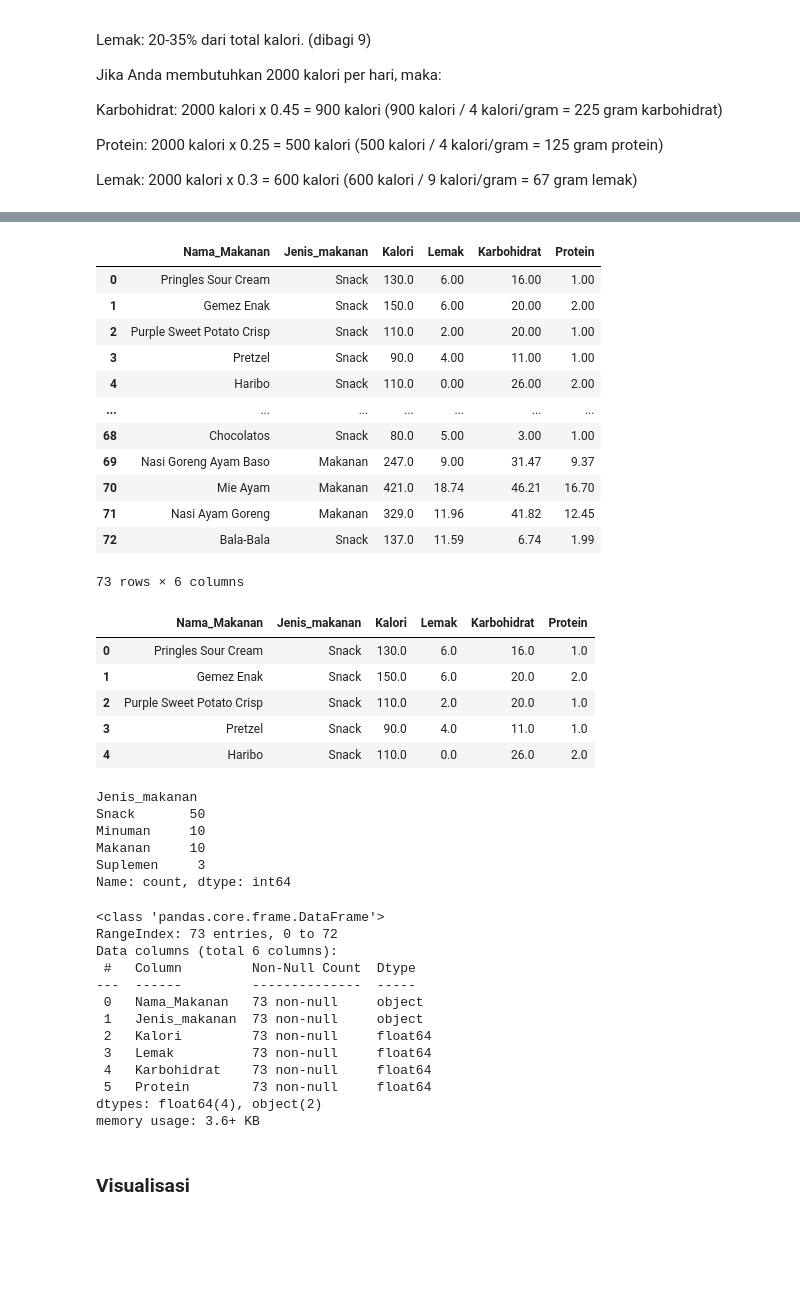
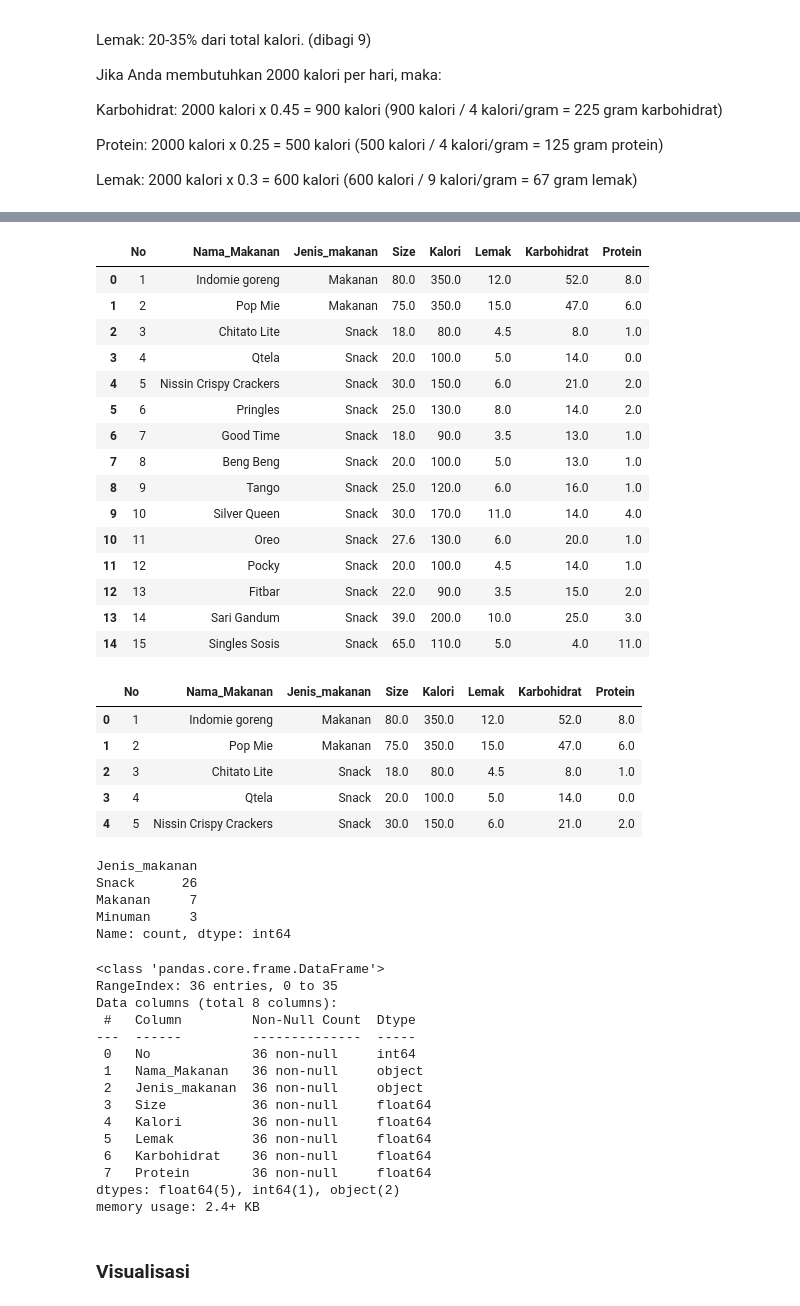
Before and after one commit to MarcoSutisna/Tugas-Visualisasi, a Jupyter notebook: FoodRec.ipynb, the cells around one changed output, grey strips where cells are left out. Drawn from its saved outputs; the diff is of its cells as text; code cells hidden in the pictures; blank space fills up the shorter version.

```diff
--- a/FoodRec.ipynb
+++ b/FoodRec.ipynb
@@ -118,56 +138,60 @@ df2.head()
 # %%
-df = pd.read_csv('D:\\S2\\Smt 1\\Metodologi Penelitian\\database\\basis data.csv')
+df = pd.read_csv('D:\\S2\\Smt 1\\Metodologi Penelitian\\database\\basis data new.csv')
 # %%
-df
+df.head(15)
 # %% [output]
-|  | Nama_Makanan | Jenis_makanan | Kalori | Lemak | Karbohidrat | Protein |
-| 0 | Pringles Sour Cream | Snack | 130.0 | 6.00 | 16.00 | 1.00 |
-| 1 | Gemez Enak | Snack | 150.0 | 6.00 | 20.00 | 2.00 |
-| 2 | Purple Sweet Potato Crisp | Snack | 110.0 | 2.00 | 20.00 | 1.00 |
-| 3 | Pretzel | Snack | 90.0 | 4.00 | 11.00 | 1.00 |
-| 4 | Haribo | Snack | 110.0 | 0.00 | 26.00 | 2.00 |
-| ... | ... | ... | ... | ... | ... | ... |
-| 68 | Chocolatos | Snack | 80.0 | 5.00 | 3.00 | 1.00 |
-| 69 | Nasi Goreng Ayam Baso | Makanan | 247.0 | 9.00 | 31.47 | 9.37 |
-| 70 | Mie Ayam | Makanan | 421.0 | 18.74 | 46.21 | 16.70 |
-| 71 | Nasi Ayam Goreng | Makanan | 329.0 | 11.96 | 41.82 | 12.45 |
-| 72 | Bala-Bala | Snack | 137.0 | 11.59 | 6.74 | 1.99 |
+|  | No | Nama_Makanan | Jenis_makanan | Size | Kalori | Lemak | Karbohidrat | Protein |
+| 0 | 1 | Indomie goreng | Makanan | 80.0 | 350.0 | 12.0 | 52.0 | 8.0 |
+| 1 | 2 | Pop Mie | Makanan | 75.0 | 350.0 | 15.0 | 47.0 | 6.0 |
+| 2 | 3 | Chitato Lite | Snack | 18.0 | 80.0 | 4.5 | 8.0 | 1.0 |
+| 3 | 4 | Qtela | Snack | 20.0 | 100.0 | 5.0 | 14.0 | 0.0 |
+| 4 | 5 | Nissin Crispy Crackers | Snack | 30.0 | 150.0 | 6.0 | 21.0 | 2.0 |
+| 5 | 6 | Pringles | Snack | 25.0 | 130.0 | 8.0 | 14.0 | 2.0 |
+| 6 | 7 | Good Time | Snack | 18.0 | 90.0 | 3.5 | 13.0 | 1.0 |
+| 7 | 8 | Beng Beng | Snack | 20.0 | 100.0 | 5.0 | 13.0 | 1.0 |
+| 8 | 9 | Tango | Snack | 25.0 | 120.0 | 6.0 | 16.0 | 1.0 |
+| 9 | 10 | Silver Queen | Snack | 30.0 | 170.0 | 11.0 | 14.0 | 4.0 |
+| 10 | 11 | Oreo | Snack | 27.6 | 130.0 | 6.0 | 20.0 | 1.0 |
+| 11 | 12 | Pocky | Snack | 20.0 | 100.0 | 4.5 | 14.0 | 1.0 |
+| 12 | 13 | Fitbar | Snack | 22.0 | 90.0 | 3.5 | 15.0 | 2.0 |
+| 13 | 14 | Sari Gandum | Snack | 39.0 | 200.0 | 10.0 | 25.0 | 3.0 |
+| 14 | 15 | Singles Sosis | Snack | 65.0 | 110.0 | 5.0 | 4.0 | 11.0 |
-73 rows × 6 columns
 # %%
 df.head()
 # %% [output]
-|  | Nama_Makanan | Jenis_makanan | Kalori | Lemak | Karbohidrat | Protein |
-| 0 | Pringles Sour Cream | Snack | 130.0 | 6.0 | 16.0 | 1.0 |
-| 1 | Gemez Enak | Snack | 150.0 | 6.0 | 20.0 | 2.0 |
-| 2 | Purple Sweet Potato Crisp | Snack | 110.0 | 2.0 | 20.0 | 1.0 |
-| 3 | Pretzel | Snack | 90.0 | 4.0 | 11.0 | 1.0 |
-| 4 | Haribo | Snack | 110.0 | 0.0 | 26.0 | 2.0 |
+|  | No | Nama_Makanan | Jenis_makanan | Size | Kalori | Lemak | Karbohidrat | Protein |
+| 0 | 1 | Indomie goreng | Makanan | 80.0 | 350.0 | 12.0 | 52.0 | 8.0 |
+| 1 | 2 | Pop Mie | Makanan | 75.0 | 350.0 | 15.0 | 47.0 | 6.0 |
+| 2 | 3 | Chitato Lite | Snack | 18.0 | 80.0 | 4.5 | 8.0 | 1.0 |
+| 3 | 4 | Qtela | Snack | 20.0 | 100.0 | 5.0 | 14.0 | 0.0 |
+| 4 | 5 | Nissin Crispy Crackers | Snack | 30.0 | 150.0 | 6.0 | 21.0 | 2.0 |
 # %%
 jenis_makanan = df['Jenis_makanan'].value_counts()
 print(jenis_makanan)
 # %% [output]
 Jenis_makanan
-Snack       50
-Minuman     10
-Makanan     10
-Suplemen     3
+Snack      26
+Makanan     7
+Minuman     3
 Name: count, dtype: int64
 # %%
 df.info()
 # %% [output]
 <class 'pandas.core.frame.DataFrame'>
-RangeIndex: 73 entries, 0 to 72
-Data columns (total 6 columns):
+RangeIndex: 36 entries, 0 to 35
+Data columns (total 8 columns):
  #   Column         Non-Null Count  Dtype
 ---  ------         --------------  -----
- 0   Nama_Makanan   73 non-null     object
- 1   Jenis_makanan  73 non-null     object
- 2   Kalori         73 non-null     float64
- 3   Lemak          73 non-null     float64
- 4   Karbohidrat    73 non-null     float64
- 5   Protein        73 non-null     float64
-dtypes: float64(4), object(2)
-memory usage: 3.6+ KB
+ 0   No             36 non-null     int64
+ 1   Nama_Makanan   36 non-null     object
+ 2   Jenis_makanan  36 non-null     object
+ 3   Size           36 non-null     float64
+ 4   Kalori         36 non-null     float64
+ 5   Lemak          36 non-null     float64
+ 6   Karbohidrat    36 non-null     float64
+ 7   Protein        36 non-null     float64
+dtypes: float64(5), int64(1), object(2)
+memory usage: 2.4+ KB
 # %% [markdown]
 ### Visualisasi
 # %%
```
Also changed, not shown: parts of 28 cells of this notebook.
